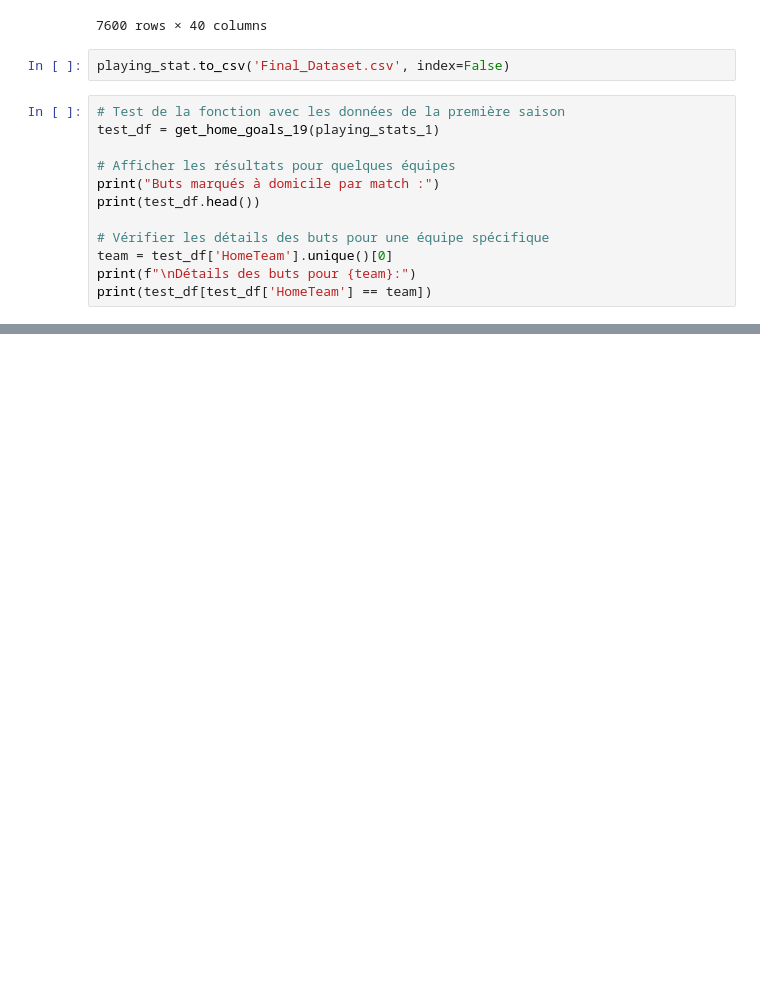
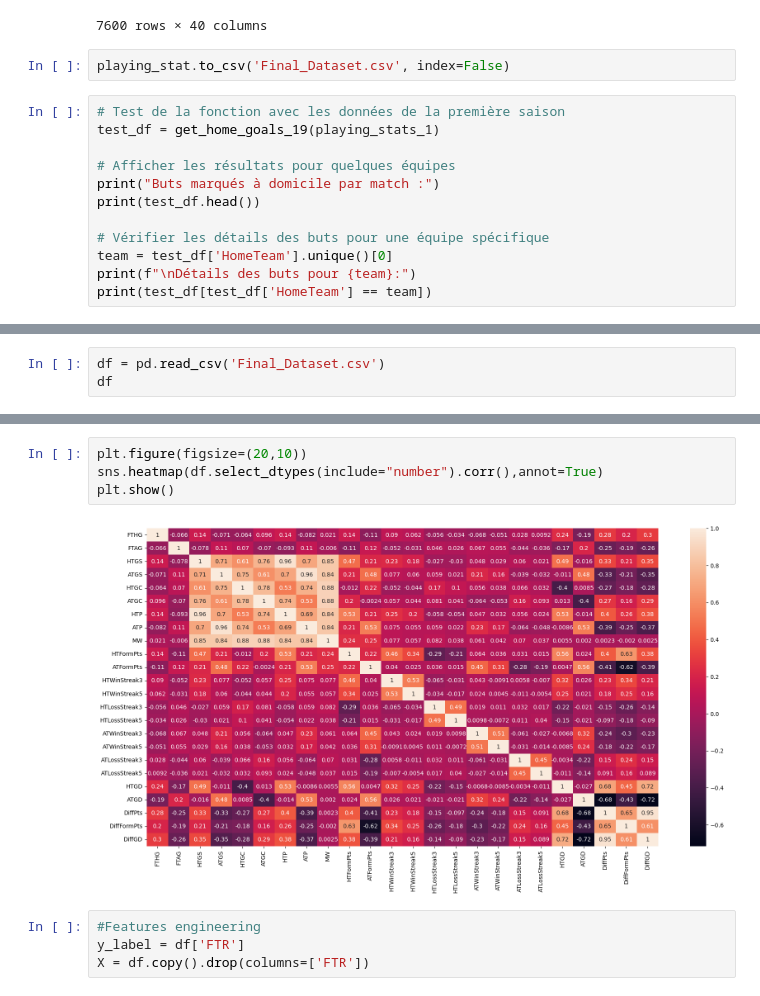
Before and after one commit to AnisBenOthman/Match-prediction, a Jupyter notebook: main.ipynb, the cells around one changed output, grey strips where cells are left out. Saved outputs shown, nothing was run; the diff lists cells and outputs as text; blank space fills up the shorter version.

```diff
--- a/main.ipynb
+++ b/main.ipynb
@@ -814,0 +817,3 @@ print(test_df[test_df['HomeTeam'] == team])
+# %%
+df = pd.read_csv('Final_Dataset.csv')
+df
@@ -814,0 +946,10 @@ print(test_df[test_df['HomeTeam'] == team])
+# %%
+plt.figure(figsize=(20,10))
+sns.heatmap(df.select_dtypes(include="number").corr(),annot=True)
+plt.show()
+# %% [output]
+[figure, added]
+# %%
+#Features engineering
+y_label = df['FTR']
+X = df.copy().drop(columns=['FTR'])
```
Also changed, not shown: parts of 38 cells of this notebook.
